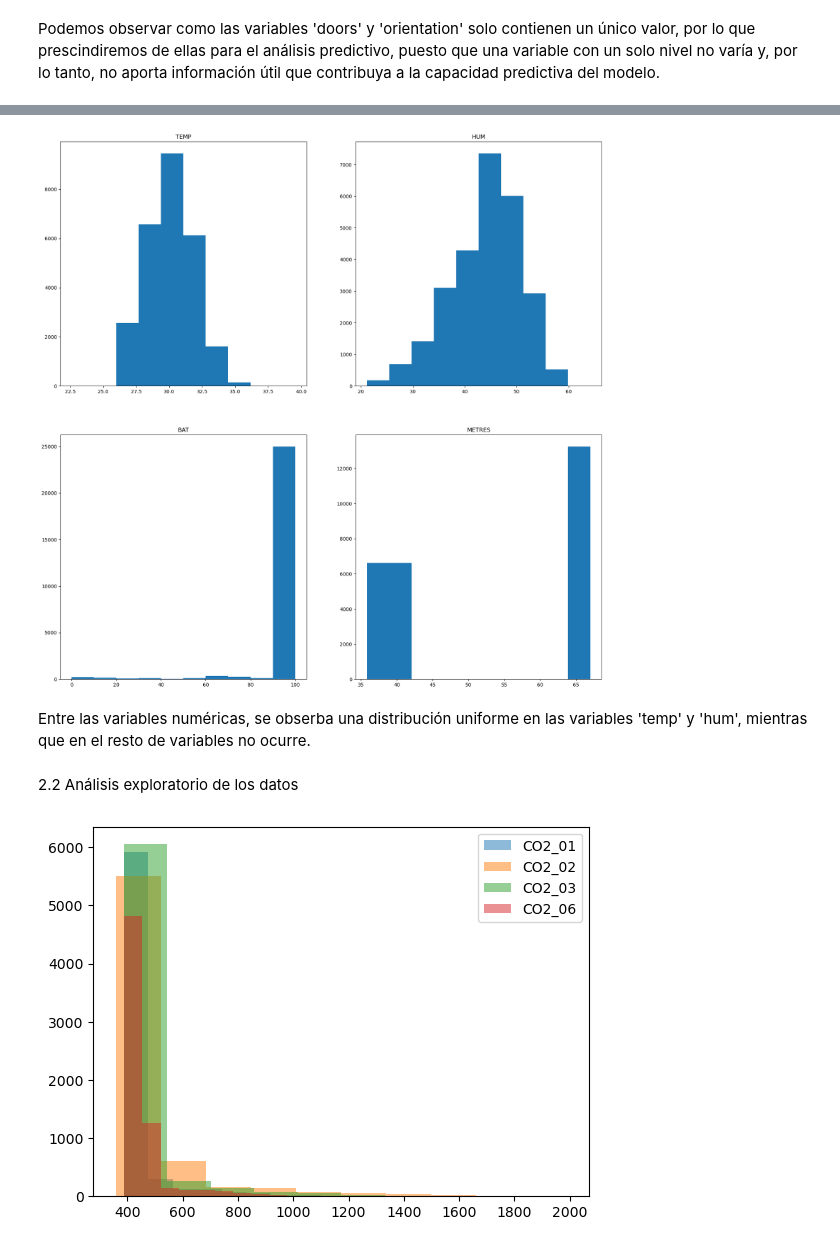
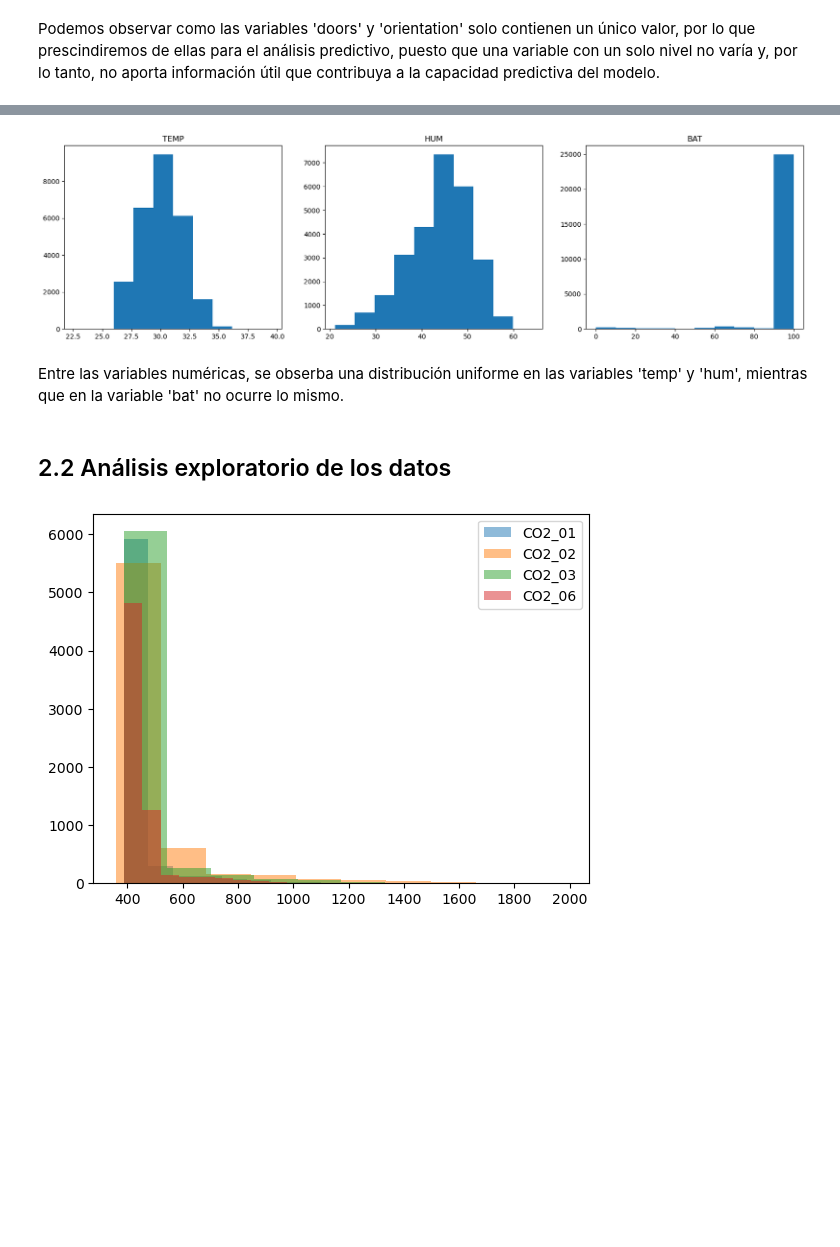
Before and after one commit to jcorralesp/TFM_Co2, a Jupyter notebook: modelos/Modelos ST.ipynb, the cells around one changed output, grey strips where cells are left out. Saved outputs shown, nothing was run; the diff lists cells and outputs as text; code cells hidden in the pictures; blank space fills up the shorter version.

```diff
--- a/modelos/Modelos ST.ipynb
+++ b/modelos/Modelos ST.ipynb
@@ -206,14 +206,14 @@ X.drop(columns = ['sensor_id', 'date_time', 'grade', 'number_students', 'metres'
 # %%
 # Dibujamos el histograma de valores de las variables numéricas
-fig, ax = plt.subplots(nrows = 2, ncols = 2, figsize = (20, 20))
+fig, ax = plt.subplots(nrows = 1, ncols = 3, figsize = (20, 5))
 ax = ax.flatten()
 
 for i, feature in enumerate(X.drop(columns = ['sensor_id', 'date_time', 'grade', 'number_students', 'metres', 'windows', 'doors', 'orientation']).columns):
     ax[i].hist(X[feature])
     ax[i].set_title(feature.upper())
 # %% [output]
-[figure, old version]
+[figure, new version]
 # %% [markdown]
-Entre las variables numéricas, se obserba una distribución uniforme en las variables 'temp' y 'hum', mientras que en el resto de variables no ocurre.
+Entre las variables numéricas, se obserba una distribución uniforme en las variables 'temp' y 'hum', mientras que en la variable 'bat' no ocurre lo mismo.
 # %% [markdown]
-2.2 Análisis exploratorio de los datos
+## 2.2 Análisis exploratorio de los datos
```
Also changed, not shown: parts of 18 cells of this notebook.
